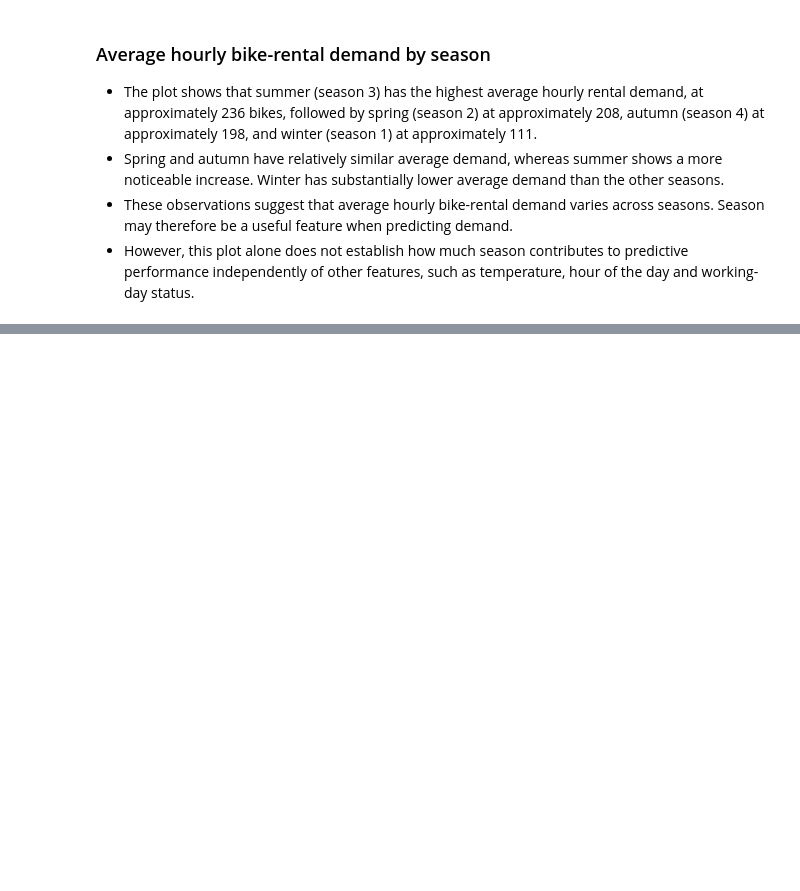
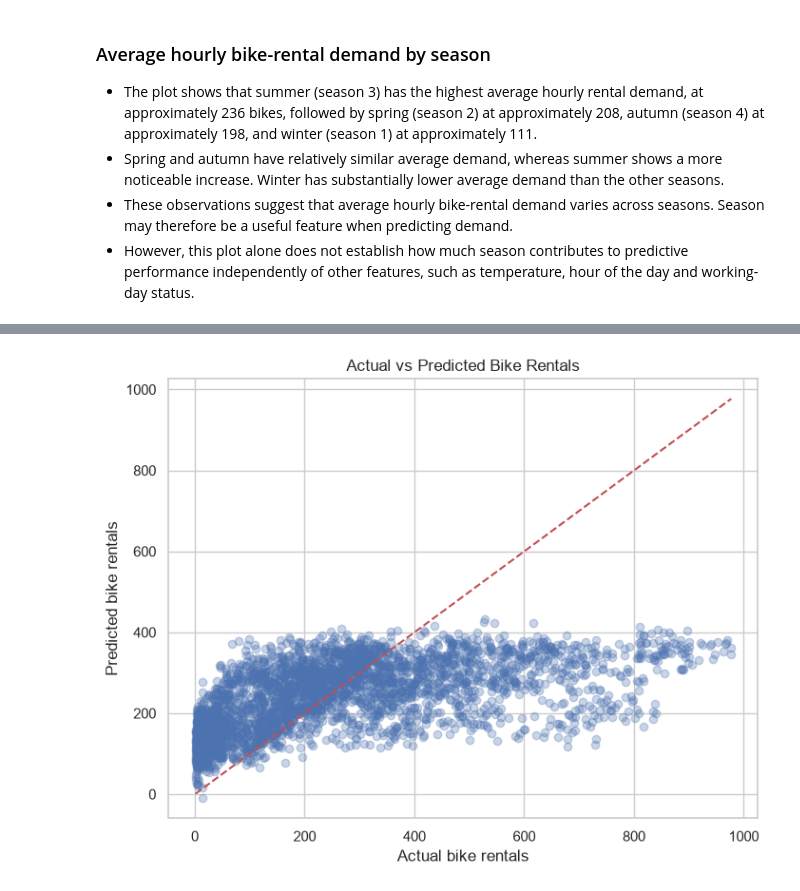
Before and after one commit to GregJackalis/bike-rental-demand-predictor, a Jupyter notebook: notebooks/prediction.ipynb, the cells around one changed output, grey strips where cells are left out. Cells and saved outputs as stored; diff of their text form; code cells hidden in the pictures; blank space fills up the shorter version.

```diff
--- a/notebooks/prediction.ipynb
+++ b/notebooks/prediction.ipynb
@@ -423,0 +538,5 @@ plt.show()
+# %%
+train_features = train.drop(columns="cnt")
+# train_targets = train[["cnt"]] # no need to be a dataframe since only one collumn `cnt` is being predicted
+train_targets = train["cnt"]
+train_features.head()
@@ -423,0 +559,4 @@ plt.show()
+# %%
+test_features = test.drop(columns="cnt")
+# test_targets = test[["cnt"]] # no need to be a dataframe since only one collumn `cnt` is being predicted
+test_targets = test["cnt"]
@@ -423,0 +588,10 @@ plt.show()
+# %%
+# multiple linear regresion
+from sklearn.linear_model import LinearRegression
+from sklearn.metrics import mean_squared_error, r2_score, mean_absolute_error
+
+train_features = train_features.drop(columns=["dteday"])
+test_features = test_features.drop(columns=["dteday"])
+
+model = LinearRegression()
+model.fit(train_features, train_targets)
@@ -423,0 +600,4 @@ plt.show()
+# %%
+model_predictions = model.predict(test_features)
+print("Mean Absolute Error (MAE):", mean_absolute_error(test_targets, model_predictions))
+print("R-squared Score:", r2_score(test_targets, model_predictions))
@@ -423,0 +623,19 @@ plt.show()
+# %%
+plt.figure(figsize=(8, 6))
+
+plt.scatter(test_targets, model_predictions, alpha=0.3)
+
+plt.xlabel("Actual bike rentals")
+plt.ylabel("Predicted bike rentals")
+plt.title("Actual vs Predicted Bike Rentals")
+
+# Perfect prediction reference
+plt.plot(
+    [test_targets.min(), test_targets.max()],
+    [test_targets.min(), test_targets.max()],
+    "r--"
+)
+
+plt.show()
+# %% [output]
+[figure, added]
```
Also changed, not shown: parts of 32 cells of this notebook.
